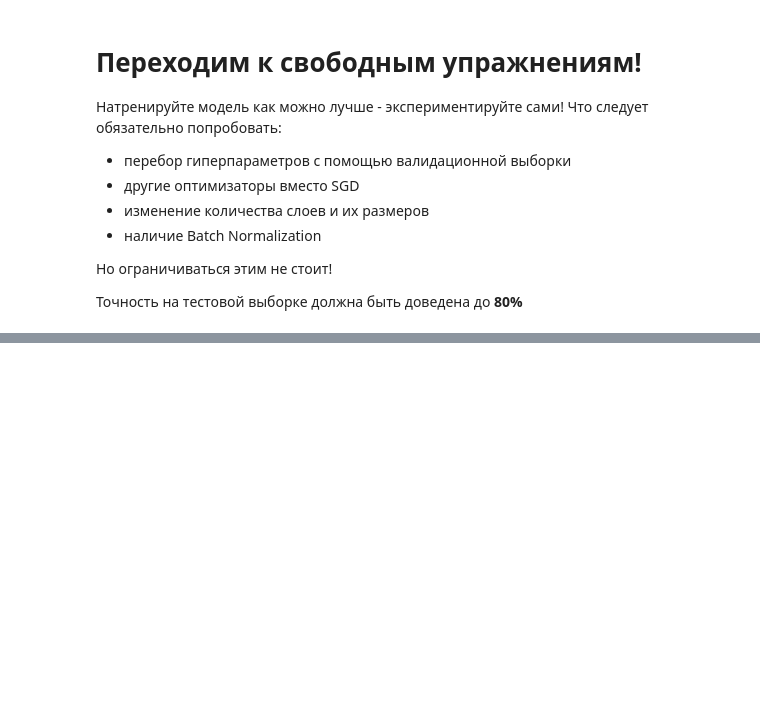
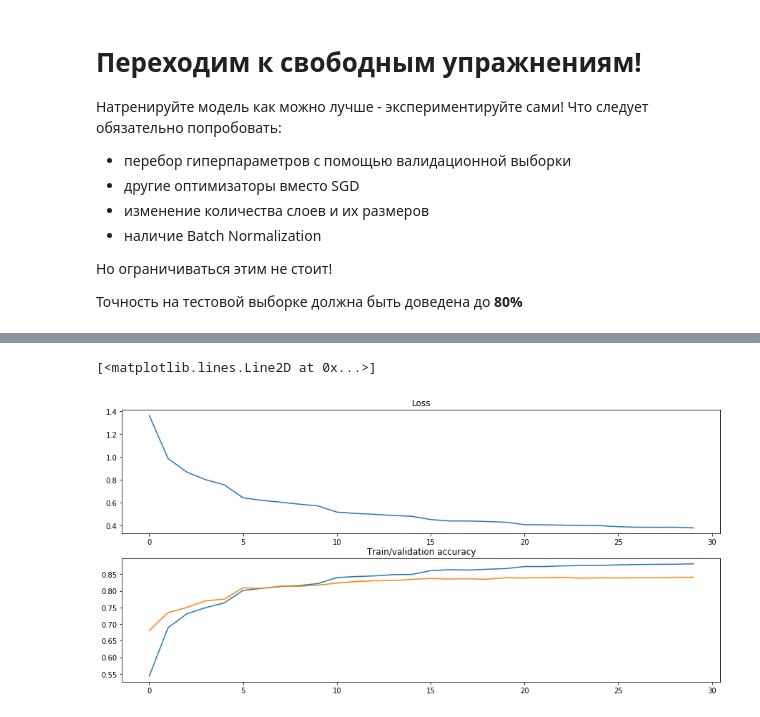
Before and after one commit to youzhick/dlcourse_ai, a Jupyter notebook: assignments/assignment2/PyTorch.ipynb, the cells around one changed output, grey strips where cells are left out. Saved outputs shown, nothing was run; the diff lists cells and outputs as text; code cells hidden in the pictures; blank space fills up the shorter version.

```diff
--- a/assignments/assignment2/PyTorch.ipynb
+++ b/assignments/assignment2/PyTorch.ipynb
@@ -387,0 +481,21 @@ visualize_predicted_actual(1, 7, predictions, gt, np.array(val_indices), data_tr
+# %%
+# Experiment here!
+hidden_layers_size=120
+train_epochs = 30
+nn_model = nn.Sequential(
+        Flattener(),
+        nn.Linear(3*32*32, hidden_layers_size),
+        nn.ReLU(inplace=True),
+        nn.BatchNorm1d(hidden_layers_size),
+        nn.Linear(hidden_layers_size, hidden_layers_size),
+        nn.ReLU(inplace=True),
+        nn.BatchNorm1d(hidden_layers_size),
+        nn.Linear(hidden_layers_size, 10)
+    )
+nn_model.type(torch.FloatTensor)
+
+#optimizer = optim.SGD(nn_model.parameters(), lr=1e-3, weight_decay=1e-1, momentum=0.9, nesterov=True)
+#optimizer = optim.Adam(nn_model.parameters(), lr=1e-2)
+optimizer = optim.Adam(nn_model.parameters(), lr=1e-2)
+scheduler = optim.lr_scheduler.StepLR(optimizer, step_size=5, gamma=0.5)
+loss_history, train_history, val_history = train_model(nn_model, train_loader, val_loader, loss, optimizer, train_epochs, scheduler)
@@ -388,3 +520,15 @@ visualize_predicted_actual(1, 7, predictions, gt, np.array(val_indices), data_tr
+# %%
+plt.figure(figsize=(15, 7))
+plt.subplot(211)
+plt.title("Loss")
+plt.plot(loss_history)
+plt.subplot(212)
+plt.title("Train/validation accuracy")
+plt.plot(train_history)
+plt.plot(val_history)
+# %% [output]
+[<matplotlib.lines.Line2D at 0x...>]
+[figure, added]
 # %%
 # Как всегда, в конце проверяем на test set
 test_loader = torch.utils.data.DataLoader(data_test, batch_size=batch_size)
```
Also changed, not shown: parts of 11 cells of this notebook.
